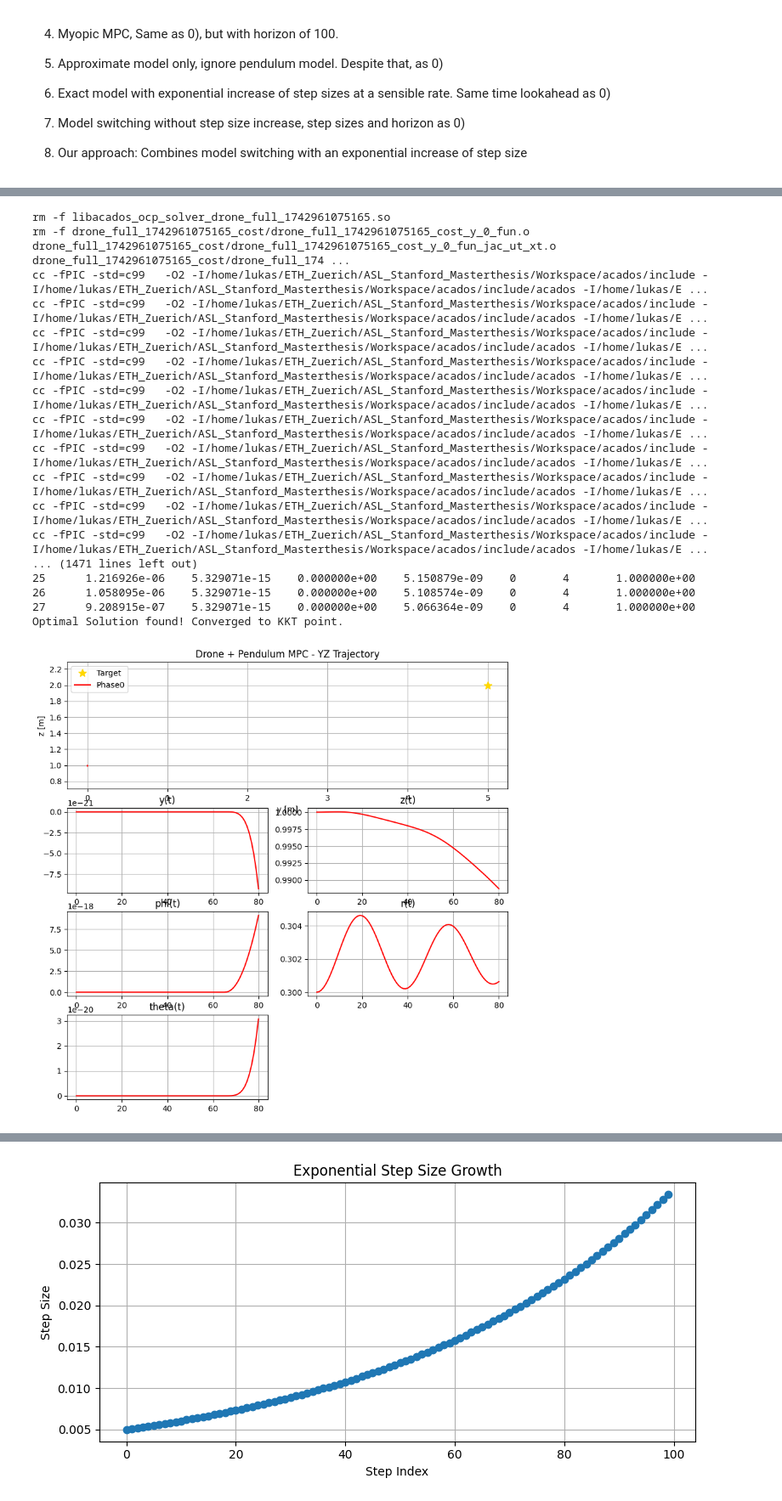
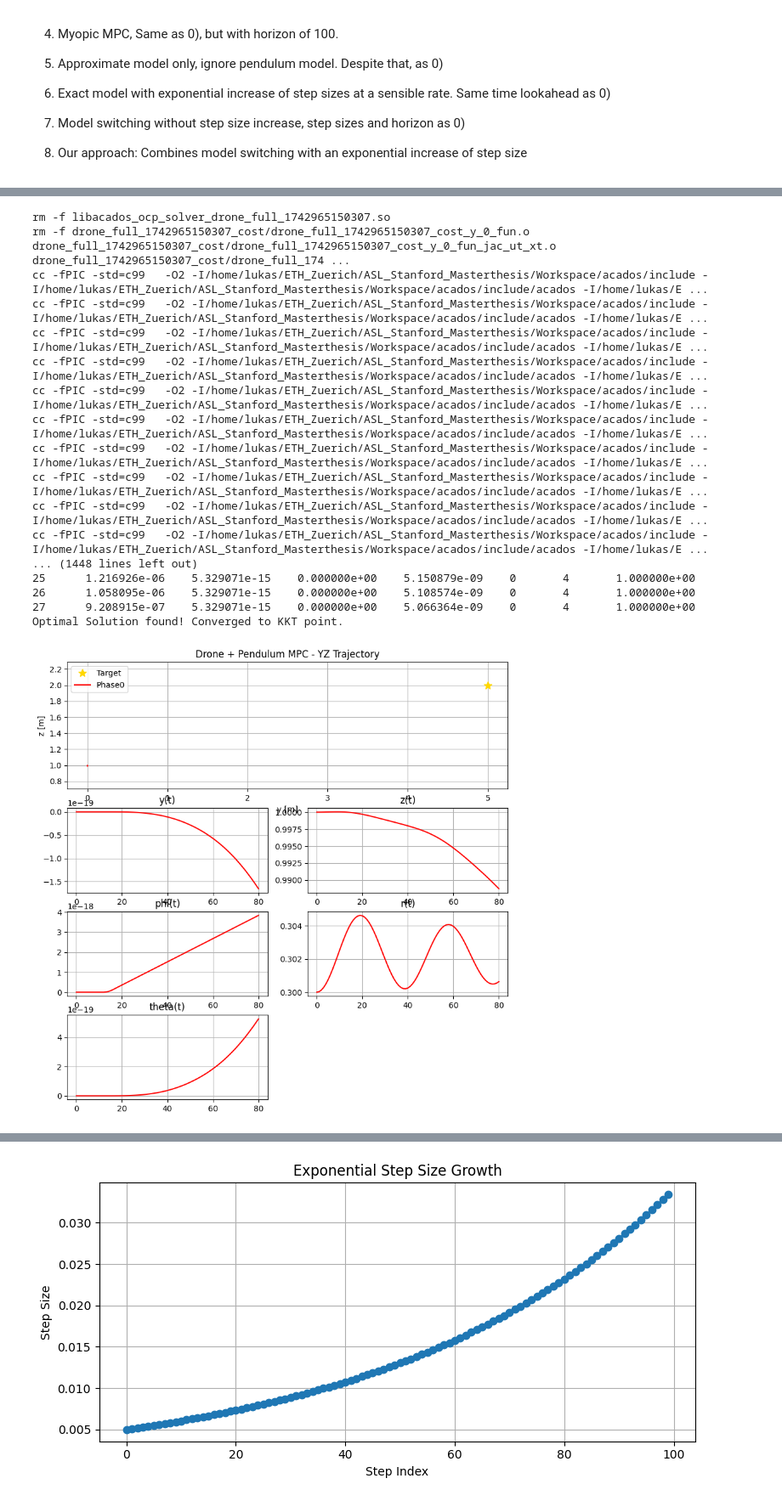
Before and after one commit to l-m-schroth/multi_fidelity_MPC_slow_fast, a Jupyter notebook: drone/drone_problem.ipynb, the cells around one changed output, grey strips where cells are left out. Shown at 85% size. Cells and saved outputs as stored; diff of their text form; code cells hidden in the pictures.

```diff
--- a/drone/drone_problem.ipynb
+++ b/drone/drone_problem.ipynb
@@ -267,5 +267,5 @@ mean_solve_times = []
 dt_inital_mpc = 0.005
 control_step = int(dt_inital_mpc/dt_sim) # determines zero order hold of the MPC
 X0 = np.array([0.0, 1.0, 0.0, l0, 0.0, 0.0, 0.0, 0.0, 0.0, 0.0, w_val, w_val])
-duration = 0.2
+duration = 5.0
 # %% [output]
@@ -298,6 +298,8 @@ mpc_opts_baseline.levenberg_marquardt = 8e-3
 mpc_baseline = DroneMPC(mpc_opts_baseline)
 
 stage_cost_function=mpc_baseline.stage_cost_func_full # save stage costs function
+
+mpc_baseline.set_initial_guess(X0, u_guess=np.zeros(2))
 
 # simulate
 x_traj, u_traj, stage_costs, solve_times = simulate_closed_loop_drone(
@@ -313,37 +315,37 @@ x_traj, u_traj, stage_costs, solve_times = simulate_closed_loop_drone(
 
 plot_drone_mpc_solution(
     mpc=mpc_baseline,
     reference_xy=pos_ref,
     closed_loop_traj=x_traj,
     u_traj=u_traj,
     step_pose=10
 )
 
 mean_costs.append(np.mean(stage_costs))
 mean_solve_times.append(np.mean(solve_times))
 
 del mpc_baseline
 gc.collect()
 shutil.rmtree('c_generated_code', ignore_errors=True)
 # %% [output]
-rm -f libacados_ocp_solver_drone_full_1742961075165.so
-rm -f drone_full_1742961075165_cost/drone_full_1742961075165_cost_y_0_fun.o drone_full_1742961075165_cost/drone_full_1742961075165_cost_y_0_fun_jac_ut_xt.o drone_full_1742961075165_cost/drone_full_174 ...
+rm -f libacados_ocp_solver_drone_full_1742965150307.so
+rm -f drone_full_1742965150307_cost/drone_full_1742965150307_cost_y_0_fun.o drone_full_1742965150307_cost/drone_full_1742965150307_cost_y_0_fun_jac_ut_xt.o drone_full_1742965150307_cost/drone_full_174 ...
 cc -fPIC -std=c99   -O2 -I/home/lukas/ETH_Zuerich/ASL_Stanford_Masterthesis/Workspace/acados/include -I/home/lukas/ETH_Zuerich/ASL_Stanford_Masterthesis/Workspace/acados/include/acados -I/home/lukas/E ...
 cc -fPIC -std=c99   -O2 -I/home/lukas/ETH_Zuerich/ASL_Stanford_Masterthesis/Workspace/acados/include -I/home/lukas/ETH_Zuerich/ASL_Stanford_Masterthesis/Workspace/acados/include/acados -I/home/lukas/E ...
 cc -fPIC -std=c99   -O2 -I/home/lukas/ETH_Zuerich/ASL_Stanford_Masterthesis/Workspace/acados/include -I/home/lukas/ETH_Zuerich/ASL_Stanford_Masterthesis/Workspace/acados/include/acados -I/home/lukas/E ...
 cc -fPIC -std=c99   -O2 -I/home/lukas/ETH_Zuerich/ASL_Stanford_Masterthesis/Workspace/acados/include -I/home/lukas/ETH_Zuerich/ASL_Stanford_Masterthesis/Workspace/acados/include/acados -I/home/lukas/E ...
 cc -fPIC -std=c99   -O2 -I/home/lukas/ETH_Zuerich/ASL_Stanford_Masterthesis/Workspace/acados/include -I/home/lukas/ETH_Zuerich/ASL_Stanford_Masterthesis/Workspace/acados/include/acados -I/home/lukas/E ...
 cc -fPIC -std=c99   -O2 -I/home/lukas/ETH_Zuerich/ASL_Stanford_Masterthesis/Workspace/acados/include -I/home/lukas/ETH_Zuerich/ASL_Stanford_Masterthesis/Workspace/acados/include/acados -I/home/lukas/E ...
 cc -fPIC -std=c99   -O2 -I/home/lukas/ETH_Zuerich/ASL_Stanford_Masterthesis/Workspace/acados/include -I/home/lukas/ETH_Zuerich/ASL_Stanford_Masterthesis/Workspace/acados/include/acados -I/home/lukas/E ...
 cc -fPIC -std=c99   -O2 -I/home/lukas/ETH_Zuerich/ASL_Stanford_Masterthesis/Workspace/acados/include -I/home/lukas/ETH_Zuerich/ASL_Stanford_Masterthesis/Workspace/acados/include/acados -I/home/lukas/E ...
 cc -fPIC -std=c99   -O2 -I/home/lukas/ETH_Zuerich/ASL_Stanford_Masterthesis/Workspace/acados/include -I/home/lukas/ETH_Zuerich/ASL_Stanford_Masterthesis/Workspace/acados/include/acados -I/home/lukas/E ...
 cc -fPIC -std=c99   -O2 -I/home/lukas/ETH_Zuerich/ASL_Stanford_Masterthesis/Workspace/acados/include -I/home/lukas/ETH_Zuerich/ASL_Stanford_Masterthesis/Workspace/acados/include/acados -I/home/lukas/E ...
-... (1471 lines left out)
+... (1448 lines left out)
 25      1.216926e-06    5.329071e-15    0.000000e+00    5.150879e-09    0       4       1.000000e+00
 26      1.058095e-06    5.329071e-15    0.000000e+00    5.108574e-09    0       4       1.000000e+00
 27      9.208915e-07    5.329071e-15    0.000000e+00    5.066364e-09    0       4       1.000000e+00
 Optimal Solution found! Converged to KKT point.
-[figure, old version]
+[figure, new version]
 [figure]
 [figure]
 # %%
```
Also changed, not shown: parts of 10 cells of this notebook.
